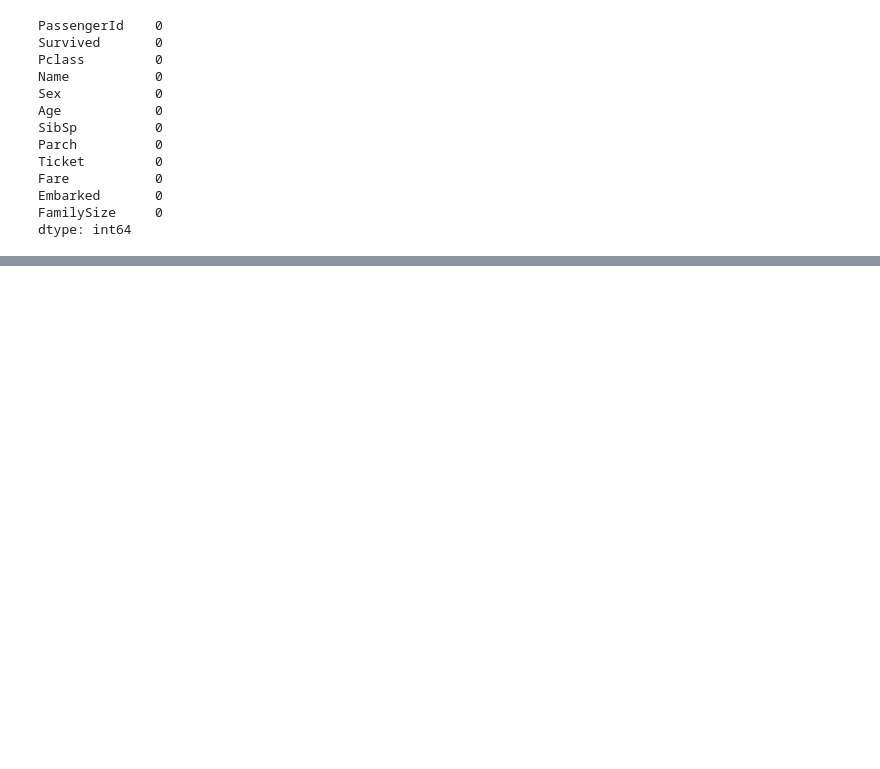
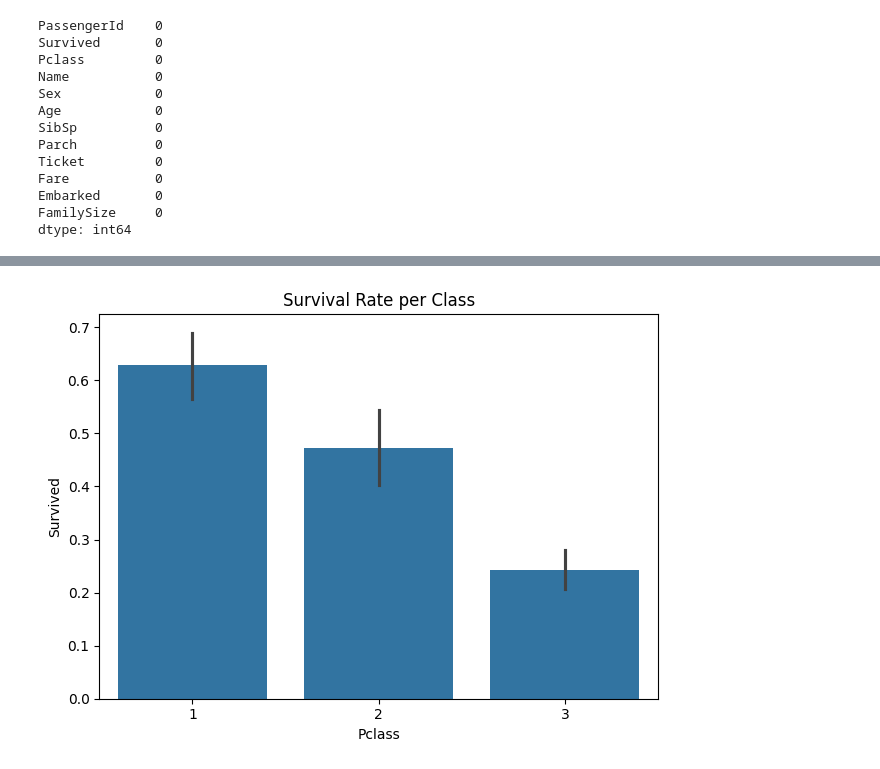
Before and after one commit to Rudeus0/Titanic_ML, a Jupyter notebook: notebooks/analysis.ipynb, the cells around one changed output, grey strips where cells are left out. Cells and saved outputs as stored; diff of their text form; code cells hidden in the pictures; blank space fills up the shorter version.

```diff
--- a/notebooks/analysis.ipynb
+++ b/notebooks/analysis.ipynb
@@ -70,0 +87,7 @@ dtype: int64
+# %%
+sns.barplot(data=titan_df, x='Pclass', y='Survived')
+plt.title('Survival Rate per Class')
+plt.tight_layout()
+plt.show()
+# %% [output]
+[figure, added]
```
Also changed, not shown: parts of 4 cells of this notebook.
